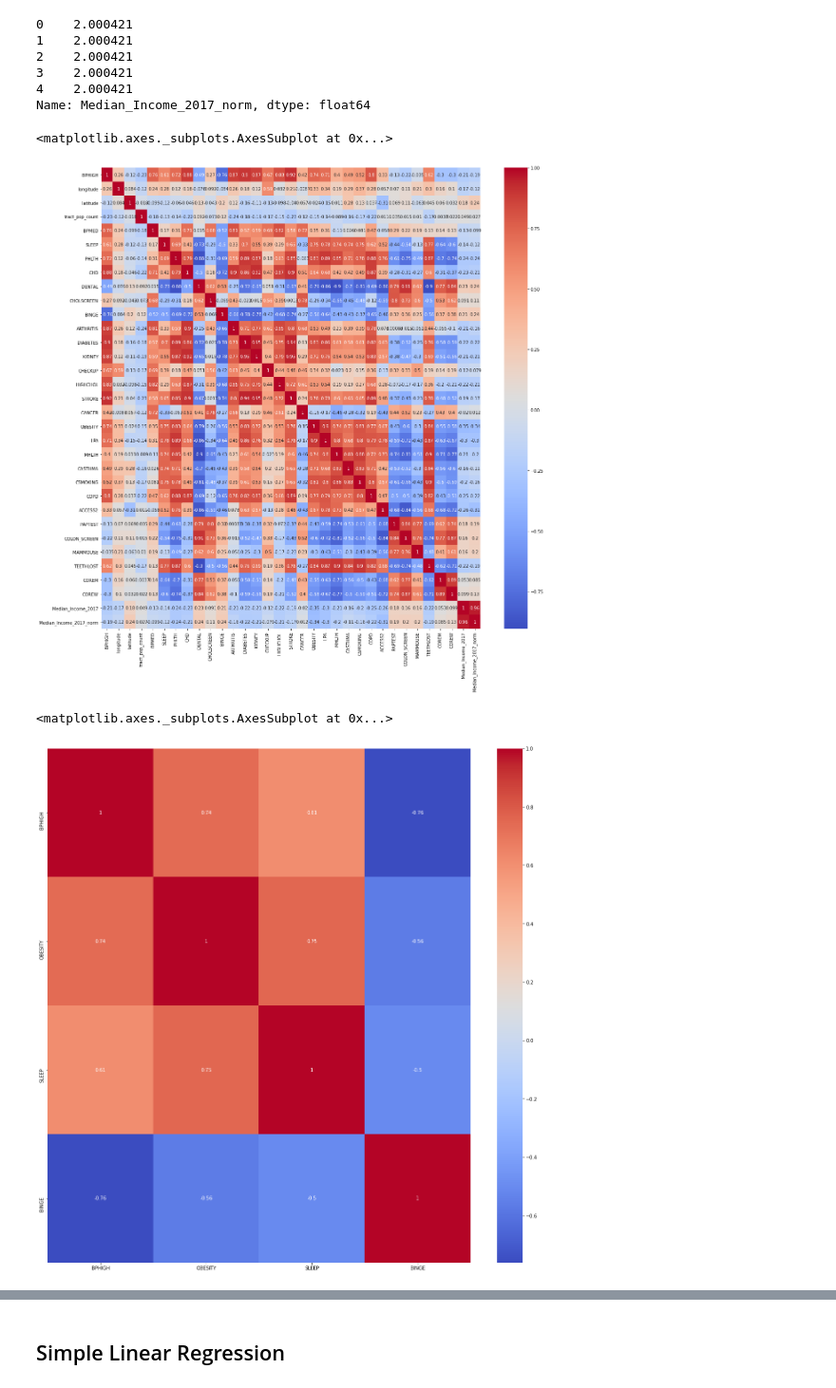
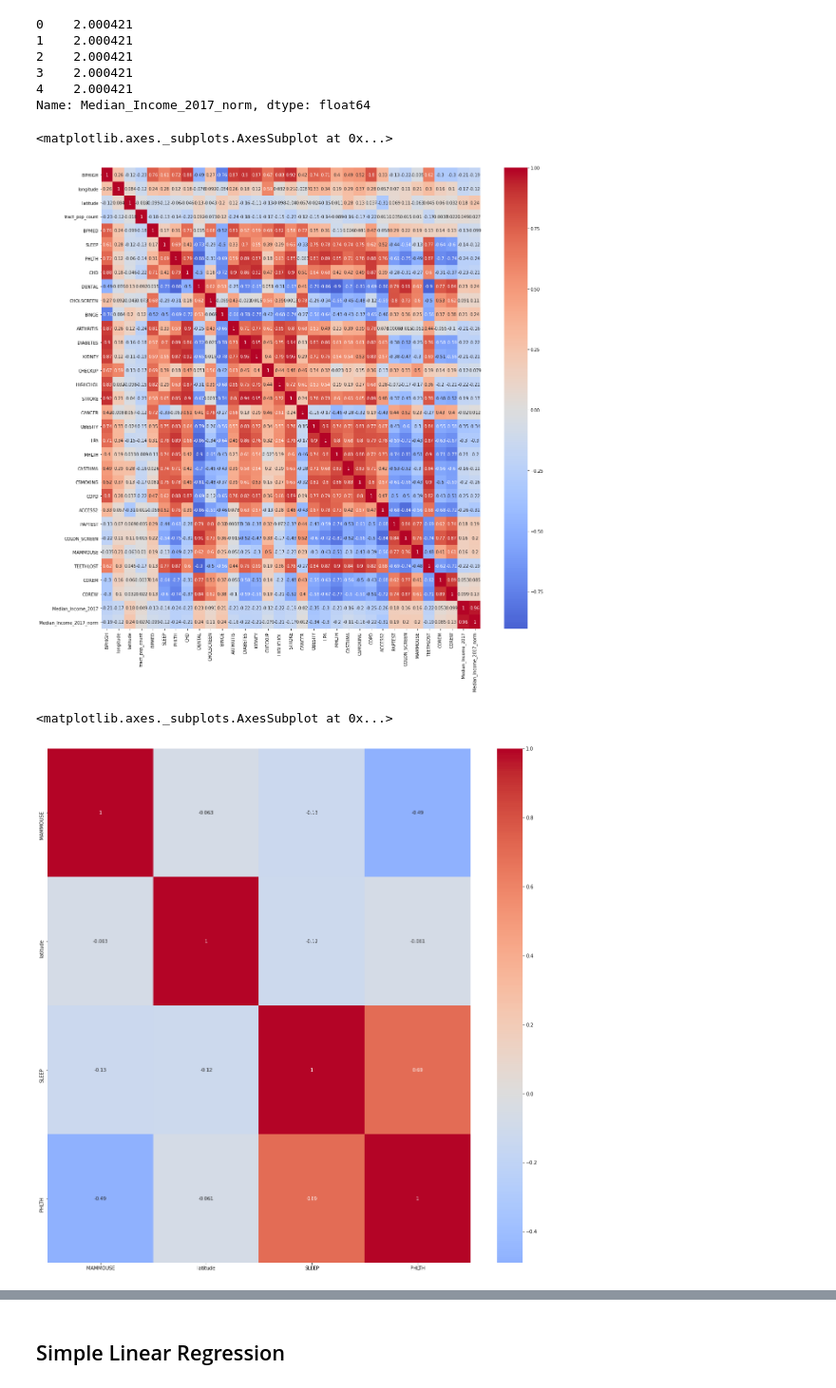
Before and after one commit to rylativity/health_and_income, a Jupyter notebook: Data_Standardization_And_Modeling.ipynb, the cells around one changed output, grey strips where cells are left out. Shown at 95% size. Cells and saved outputs as stored; diff of their text form; code cells hidden in the pictures.

Commit message:
Use different set of variables, add inv_box_cox transform

```diff
--- a/Data_Standardization_And_Modeling.ipynb
+++ b/Data_Standardization_And_Modeling.ipynb
@@ -66,7 +66,7 @@ SkewtestResult(statistic=36.560988701214946, pvalue=1.1928911438993455e-292)
 log_transform_array = np.log(df["Median_Income_2017"])
 log10_transform_array = np.log10(df["Median_Income_2017"])
 root_transform_array = np.sqrt(df["Median_Income_2017"])
-box_cox_transform_array = boxcox(df["Median_Income_2017"])[0]
+box_cox_transform_array,box_cox_lambda = boxcox(df["Median_Income_2017"])[0], boxcox(df["Median_Income_2017"])[1]
 # %%
 print(skewtest(log_transform_array))
 print(skewtest(log10_transform_array))
@@ -110,11 +110,14 @@ df.head()
 | 4 | 53.6 | 0107000-01073001400 | (33.5261497258, -86.835146606) | AL | Birmingham | -86.835147 | 33.526150 | 2181.0 | 85.7 | ... |
 5 rows × 38 columns
 # %%
+
 feature_cols = [
-    "BPHIGH", "OBESITY", "SLEEP", "BINGE"
+    "MAMMOUSE", "latitude", "SLEEP", "PHLTH"
 ]
+
 feat_w_target_cols = deepcopy(feature_cols)
 feat_w_target_cols.append("Median_Income_2017_norm")
+
 X = df[feature_cols].dropna(subset=feature_cols)
 y = df[feat_w_target_cols].dropna(subset=feature_cols)["Median_Income_2017_norm"]
 # %%
@@ -141,18 +144,18 @@ y.head()
 Name: Median_Income_2017_norm, dtype: float64
 # %%
 fig, ax = plt.subplots(figsize = (20,20))
-sns.heatmap(df.corr(), annot = True, ax= ax, cmap="coolwarm")
+sns.heatmap(df.corr(), annot = True, ax= ax, cmap="coolwarm", center = 0)
 ### looking at correlation between variables and per capita income
 # %% [output]
 <matplotlib.axes._subplots.AxesSubplot at 0x...>
-[figure, old version]
+[figure, new version]
 # %%
 fig, ax = plt.subplots(figsize = (20,20))
-sns.heatmap(X.corr(), annot = True, ax= ax, cmap="coolwarm")
-### looking at correlation between variables and per capita income
+sns.heatmap(X.corr(), annot = True, ax= ax, cmap="coolwarm", center = 0)
+### looking for high positive or negative covariance between x variables
 # %% [output]
 <matplotlib.axes._subplots.AxesSubplot at 0x...>
-[figure, old version]
+[figure, new version]
 # %%
 from sklearn.ensemble import GradientBoostingRegressor, AdaBoostRegressor, RandomForestRegressor
 from xgboost import XGBRegressor
```
Also changed, not shown: parts of 19 cells of this notebook.
